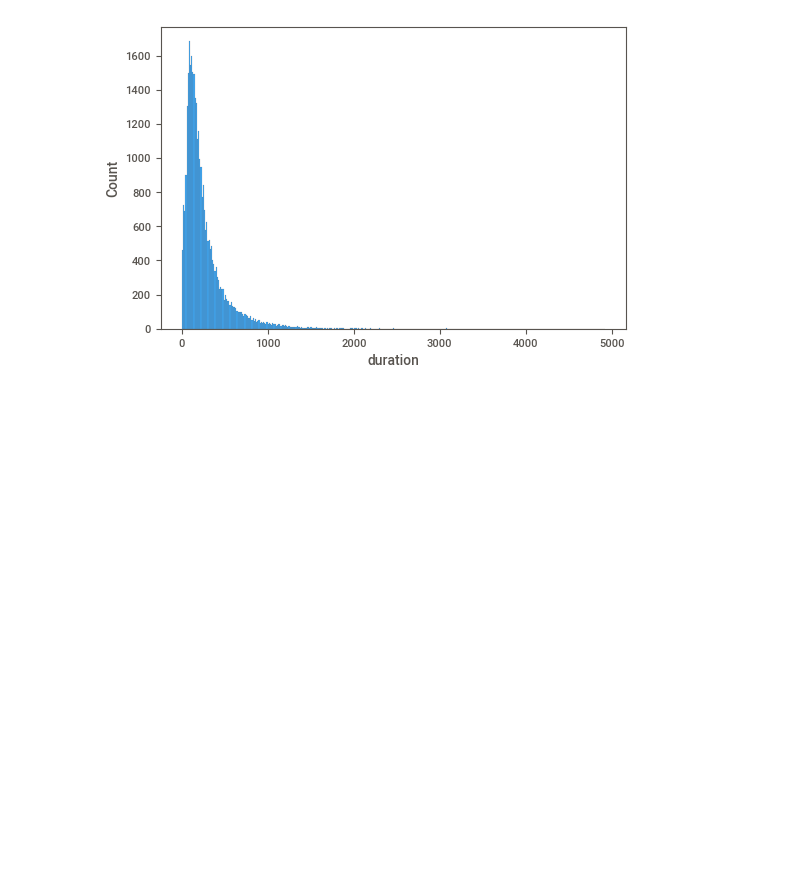
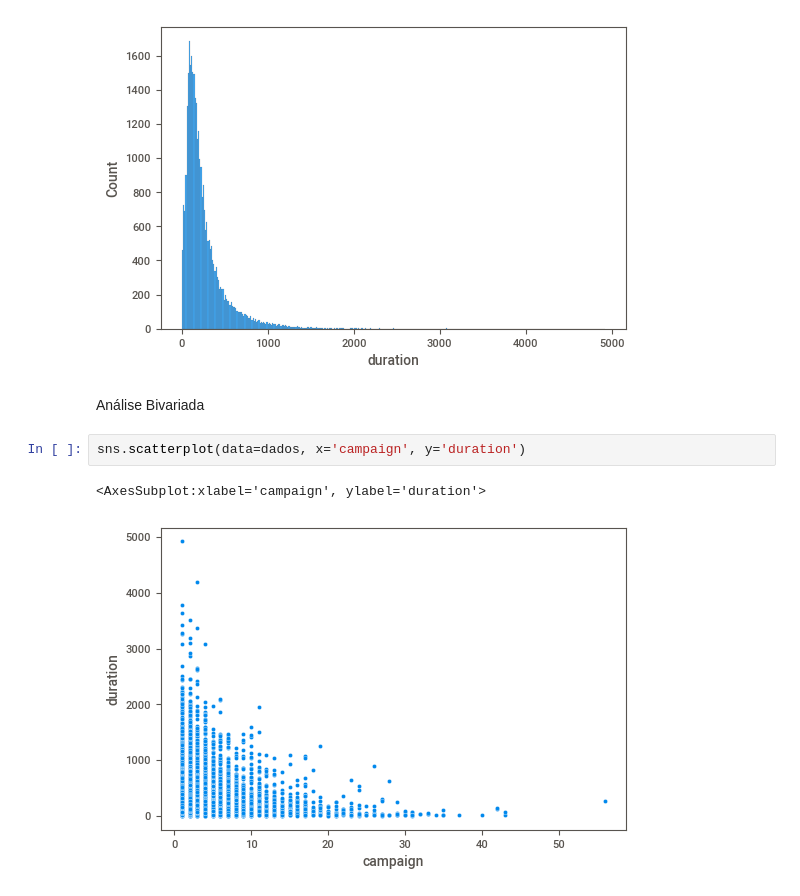
Before and after one commit to mbaltar/TrilhaDadosModal, a Jupyter notebook: modulo4.ipynb, the cells around one changed output. Cells and saved outputs as stored; diff of their text form; blank space fills up the shorter version.

```diff
--- a/modulo4.ipynb
+++ b/modulo4.ipynb
@@ -283,3 +283,10 @@ sns.histplot(data=dados, x='duration')
 # %% [output]
 <AxesSubplot:xlabel='duration', ylabel='Count'>
 [figure]
+# %% [markdown]
+Análise Bivariada
+# %%
+sns.scatterplot(data=dados, x='campaign', y='duration')
+# %% [output]
+<AxesSubplot:xlabel='campaign', ylabel='duration'>
+[figure, added]
```
Also changed, not shown: parts of 22 cells of this notebook.
